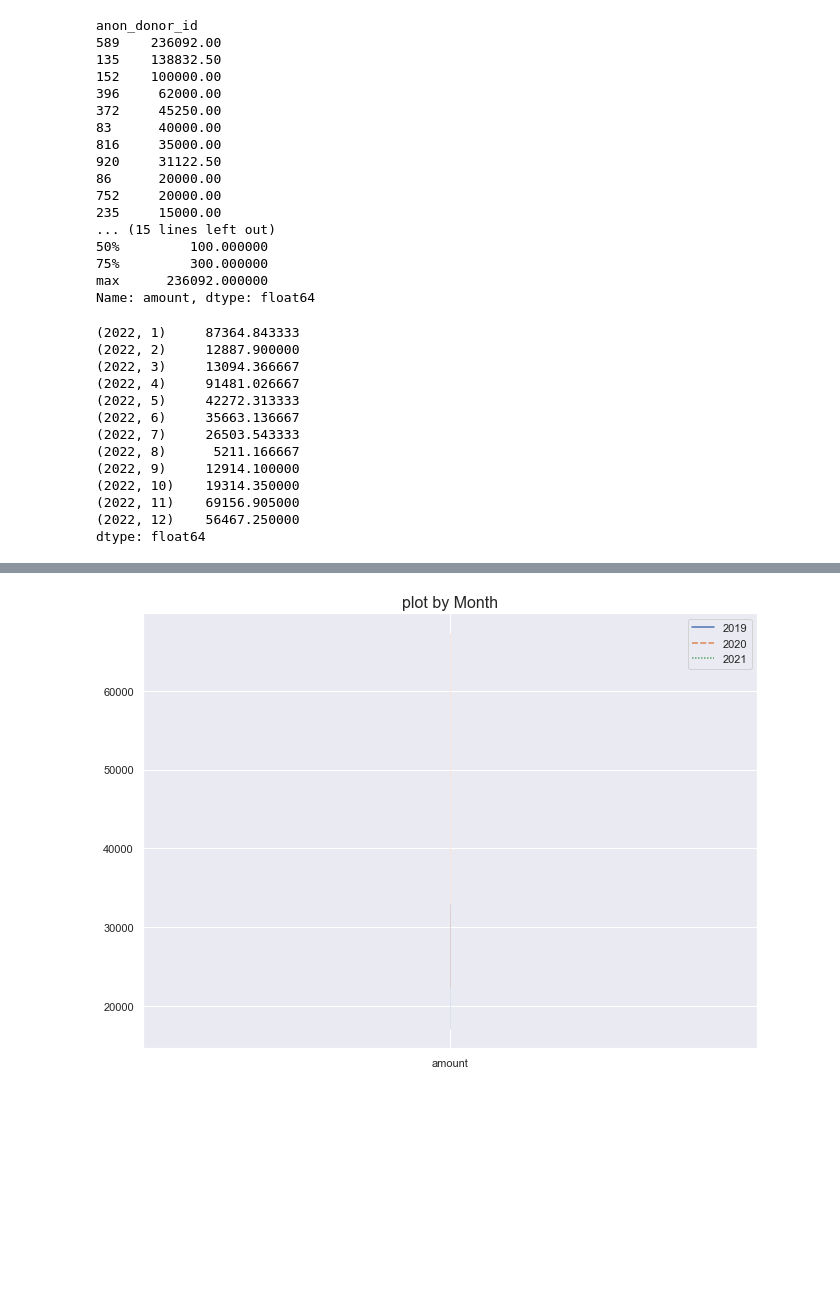
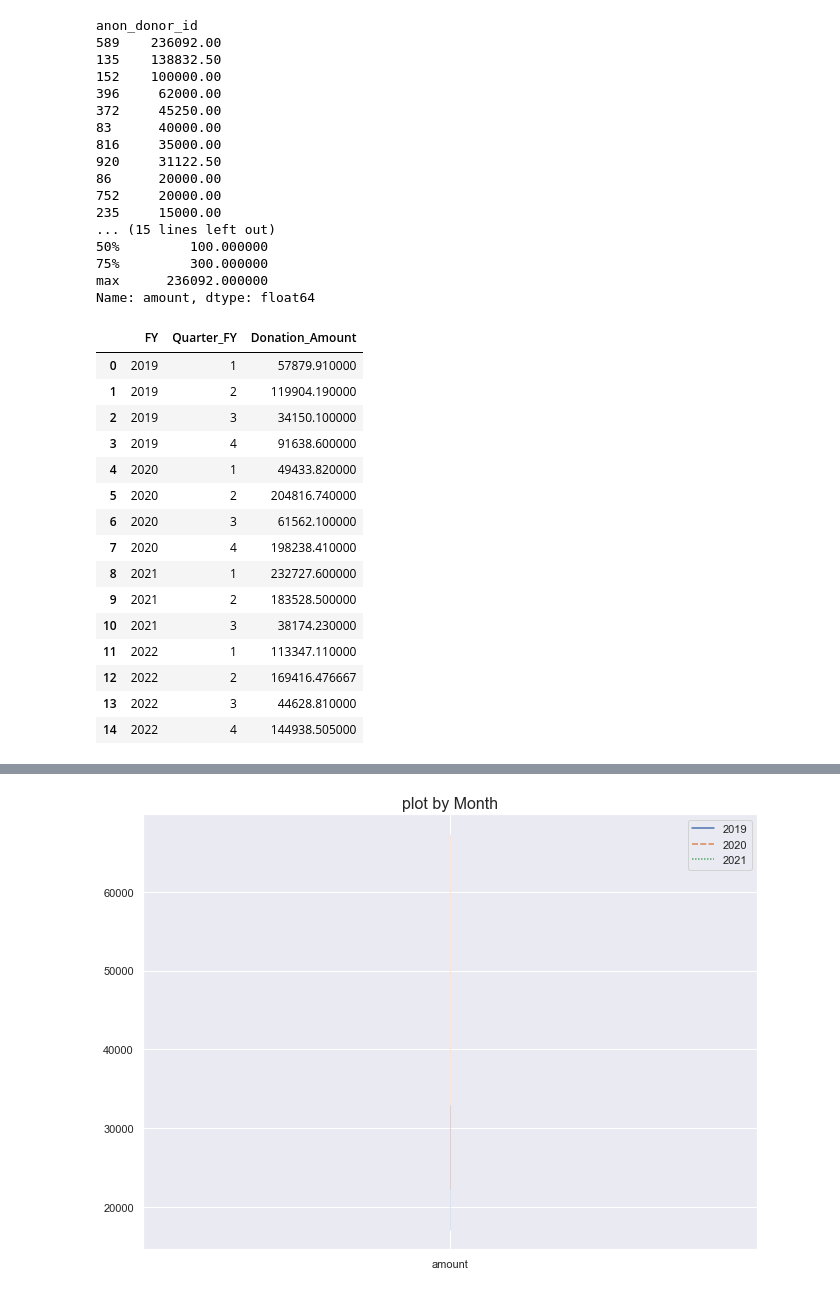
Before and after one commit to cacalc/2022_datathon, a Jupyter notebook: donations_anonymized.ipynb, the cells around one changed output, grey strips where cells are left out. Cells and saved outputs as stored; diff of their text form; code cells hidden in the pictures; blank space fills up the shorter version.

```diff
--- a/donations_anonymized.ipynb
+++ b/donations_anonymized.ipynb
@@ -134,22 +134,25 @@ indexYear = [(2022, 1),(2022, 2),(2022, 3),(2022, 4),
              (2022, 5),(2022, 6),(2022, 7),(2022, 8),
              (2022, 9),(2022, 10),(2022, 11),(2022, 12)]
 groupByFYMonthAvg2022 = pd.Series(groupByFYMonthAvg, index=indexYear)
-# %%
-groupByFYMonthAvg2022.unstack
-# %% [output]
-(2022, 1)     87364.843333
-(2022, 2)     12887.900000
-(2022, 3)     13094.366667
-(2022, 4)     91481.026667
-(2022, 5)     42272.313333
-(2022, 6)     35663.136667
-(2022, 7)     26503.543333
-(2022, 8)      5211.166667
-(2022, 9)     12914.100000
-(2022, 10)    19314.350000
-(2022, 11)    69156.905000
-(2022, 12)    56467.250000
-dtype: float64
+# %%
+groupByFYQuarterIncl2022DF
+# %% [output]
+|  | FY | Quarter_FY | Donation_Amount |
+| 0 | 2019 | 1 | 57879.910000 |
+| 1 | 2019 | 2 | 119904.190000 |
+| 2 | 2019 | 3 | 34150.100000 |
+| 3 | 2019 | 4 | 91638.600000 |
+| 4 | 2020 | 1 | 49433.820000 |
+| 5 | 2020 | 2 | 204816.740000 |
+| 6 | 2020 | 3 | 61562.100000 |
+| 7 | 2020 | 4 | 198238.410000 |
+| 8 | 2021 | 1 | 232727.600000 |
+| 9 | 2021 | 2 | 183528.500000 |
+| 10 | 2021 | 3 | 38174.230000 |
+| 11 | 2022 | 1 | 113347.110000 |
+| 12 | 2022 | 2 | 169416.476667 |
+| 13 | 2022 | 3 | 44628.810000 |
+| 14 | 2022 | 4 | 144938.505000 |
 # %%
 sns.set(rc={'figure.figsize':(8,6)})
 #ax = groupByFYQuarter.plot(kind='bar', stacked=True,figsize=(15, 8))
```
Also changed, not shown: parts of 2 cells of this notebook.
